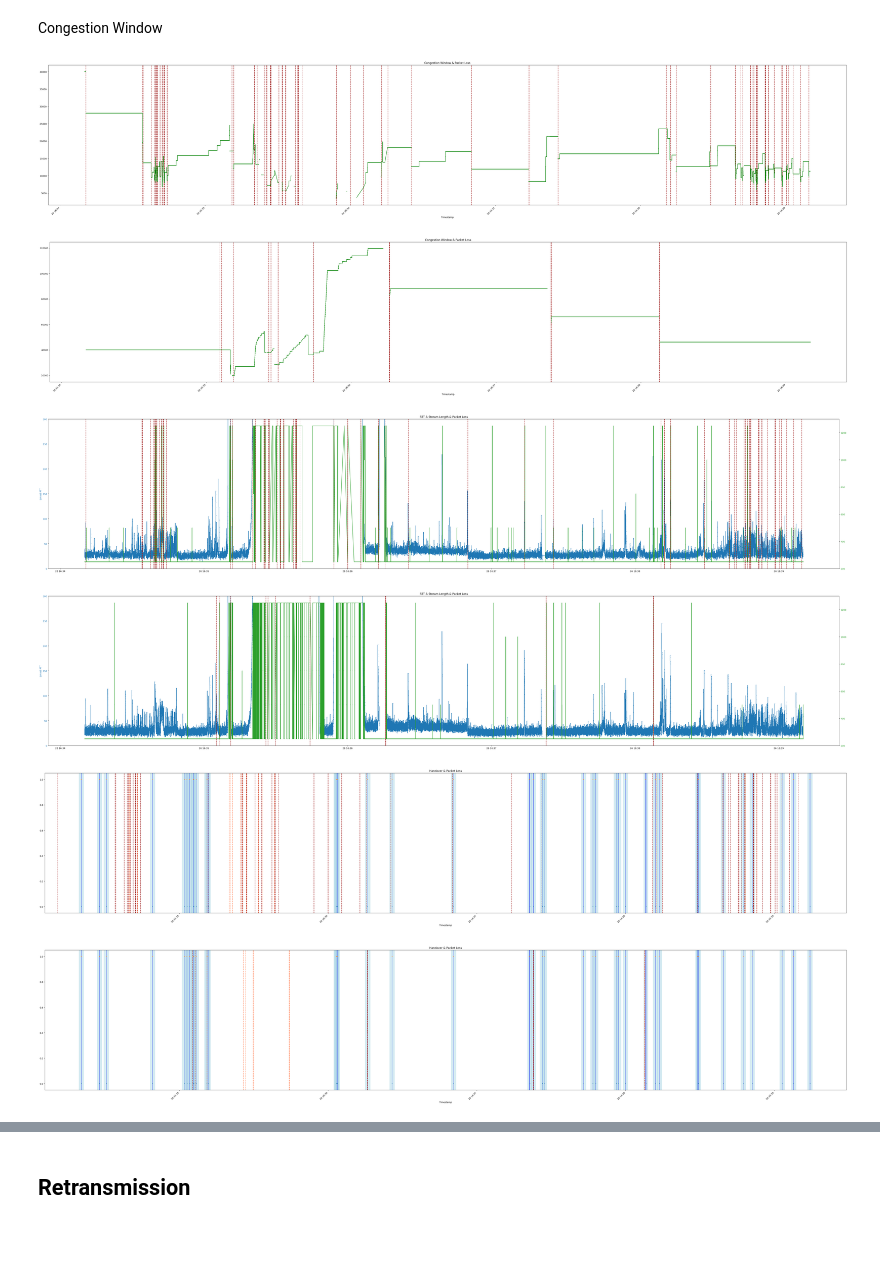
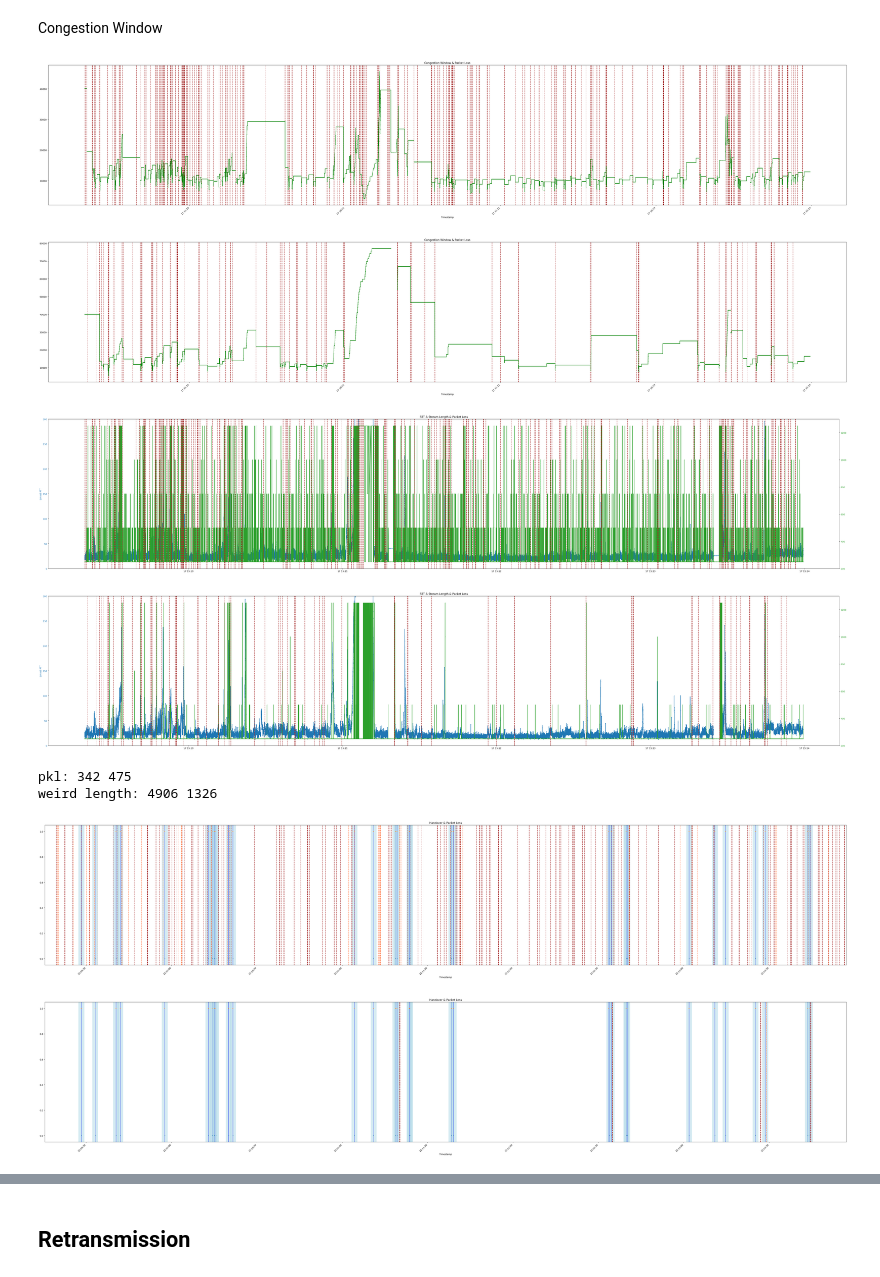
Before and after one commit to mollyy0514/GO_QUIC_socket, a Jupyter notebook: data/HO_pk_analysis.ipynb, the cells around one changed output, grey strips where cells are left out. Cells and saved outputs as stored; diff of their text form; code cells hidden in the pictures; blank space fills up the shorter version.

```diff
--- a/data/HO_pk_analysis.ipynb
+++ b/data/HO_pk_analysis.ipynb
@@ -828,12 +801,13 @@ filtered_time_ordered_HO = [entry for entry in ordered_HOs1 if entry[1].start >
 # %% [markdown]
 ## Packet Loss
 # %%
-sm01_ul = pd.read_csv(ul_file, sep='@')
-sm01_dl = pd.read_csv(dl_file, sep='@')
+ul_sent_df = pd.read_csv(ul_sent_file, sep='@')
+dl_sent_df = pd.read_csv(dl_sent_file, sep='@')
 
 # Match MobileInsight time
-sm01_ul['timestamp'] = pd.to_datetime(sm01_ul['timestamp']) + ul_time_diff
-sm01_dl['timestamp'] = pd.to_datetime(sm01_dl['timestamp']) + dl_time_diff
+ul_sent_df['timestamp'] = pd.to_datetime(ul_sent_df['timestamp']) + ul_time_diff
+dl_sent_df['timestamp'] = pd.to_datetime(dl_sent_df['timestamp']) + dl_time_diff
 
+# df that are declared lost but may not really lost
 ul_lost_df = pd.read_csv(ul_lost_file)
 dl_lost_df = pd.read_csv(dl_lost_file)
@@ -1281,19 +1272,27 @@ def HoWithPkl(ordered_HOs, lost_df, time, port):
     plt.show()
 # %%
-CwndWithPkl(sm01_ul, ul_lost_df, time, ul_port)
-CwndWithPkl(sm01_dl, dl_lost_df, time, dl_port)
+CwndWithPkl(ul_sent_df, ul_lost_df, time, ul_port)
+CwndWithPkl(dl_sent_df, dl_lost_df, time, dl_port)
 # %% [output]
-[figure, old version]
+[figure, new version]
-[figure, old version]
+[figure, new version]
 # %%
-RttWithLenWithPkl(sm01_ul, ul_lost_df, time, ul_port)
-RttWithLenWithPkl(sm01_dl, dl_lost_df, time, dl_port)
+RttWithLenWithPkl(ul_sent_df, ul_lost_df, time, ul_port)
+RttWithLenWithPkl(dl_sent_df, dl_lost_df, time, dl_port)
 # %% [output]
-[figure, old version]
+[figure, new version]
-[figure, old version]
+[figure, new version]
+# %%
+ul_weird_length = ul_sent_df[ul_sent_df['length'] != 250]
+dl_weird_length = dl_sent_df[dl_sent_df['length'] != 250]
+print("pkl:", len(ul_lost_df), len(dl_lost_df))
+print("weird length:", len(ul_weird_length), len(dl_weird_length))
+# %% [output]
+pkl: 342 475
+weird length: 4906 1326
 # %%
-HoWithPkl(filtered_time_ordered_HO, ul_lost_df, time, ul_port)
-HoWithPkl(filtered_time_ordered_HO, dl_lost_df, time, dl_port)
+HoWithPkl(filtered_time_ordered_HO, ul_real_lost_df, time, ul_port, "")
+HoWithPkl(filtered_time_ordered_HO, dl_real_lost_df, time, dl_port, "")
 # %% [output]
-[figure, old version]
+[figure, new version]
-[figure, old version]
+[figure, new version]
```
Also changed, not shown: parts of 32 cells of this notebook, 6 other files.
